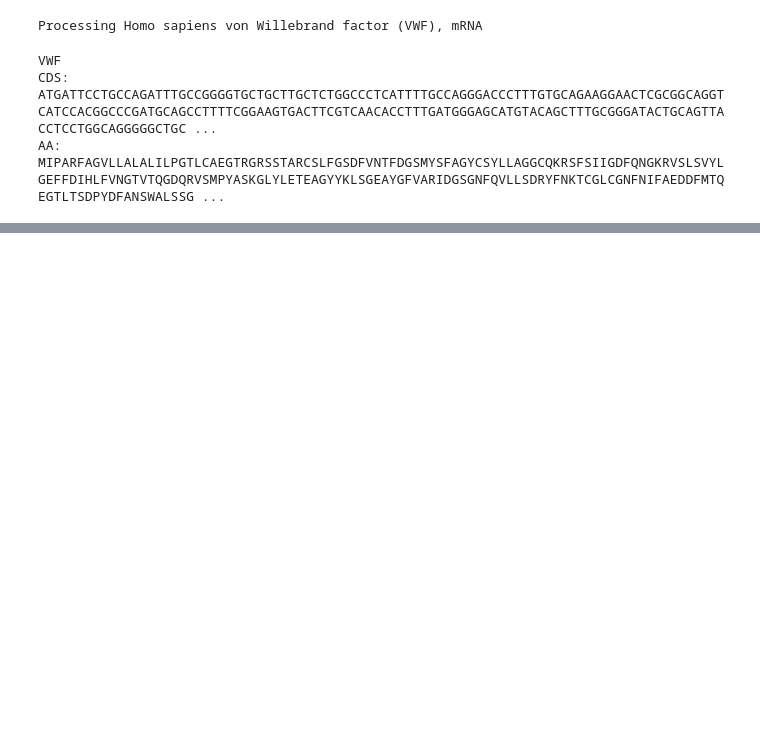
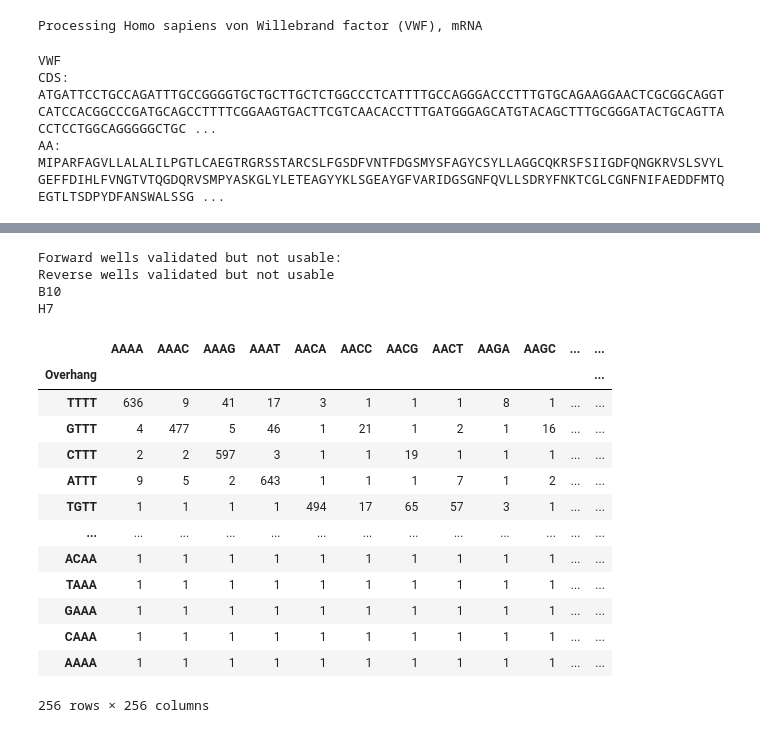
Before and after one commit to dlholmes2117/F8_VWF_libs, a Jupyter notebook: 20250820_F8_VWF.ipynb, the cells around one changed output, grey strips where cells are left out. Cells and saved outputs as stored; diff of their text form; code cells hidden in the pictures; blank space fills up the shorter version.

```diff
--- a/20250820_F8_VWF.ipynb
+++ b/20250820_F8_VWF.ipynb
@@ -202,0 +286,34 @@ NameError: name 'Seq' is not defined
+# %%
+# Remove validated combos that are not usable since they bind to other genes
+print('Forward wells validated but not usable:')
+validated_not_usable_F = []
+validated_not_usable_R = []
+for f_well in np.unique(validated_primer_combos['Validated F'].values):
+    if f_well not in orthogonal_F_touse_filt['Well Position'].values:
+        print(f_well)
+        validated_not_usable_F.append(f_well)
+
+print('Reverse wells validated but not usable')
+for r_well in np.unique(validated_primer_combos['Validated R'].values):
+    if r_well not in orthogonal_R_touse_filt['Well Position'].values:
+        print(r_well)
+        validated_not_usable_R.append(r_well)
+
+# filter out unusable primers
+validated_primer_combos_filtered = validated_primer_combos[~validated_primer_combos['Validated F'].isin(validated_not_usable_F) & \
+                                                           ~validated_primer_combos['Validated R'].isin(validated_not_usable_R)] \
+                        .rename(columns={'Validated F':'Forward Name',
+                                                 'Validated R':'Reverse Name'})
+
+# add primer sequences
+validated_primer_combos_filtered = pd.merge(validated_primer_combos_filtered,
+         orthogonal_F[['Well Position','PrimerEnd']].rename(columns={'Well Position':'Forward Name',
+                                                                     'PrimerEnd': 'Forward Primer'}), on='Forward Name')
+validated_primer_combos_filtered = pd.merge(validated_primer_combos_filtered,
+         orthogonal_R[['Well Position','PrimerEnd']].rename(columns={'Well Position':'Reverse Name',
+                                                                     'PrimerEnd': 'Reverse Primer'}), on='Reverse Name')
+# %% [output]
+Forward wells validated but not usable:
+Reverse wells validated but not usable
+B10
+H7
@@ -202,0 +342,22 @@ NameError: name 'Seq' is not defined
+# %%
+#Import BsaI data
+bsaI_empirical = pd.read_csv('bsaI_empirical.csv')
+bsaI_empirical.index = bsaI_empirical['Overhang']
+bsaI_empirical = bsaI_empirical.drop(columns=['Overhang'])
+bsaI_empirical = bsaI_empirical + 1
+bsaI_empirical
+# %% [output]
+|  | AAAA | AAAC | AAAG | AAAT | AACA | AACC | AACG | AACT | AAGA | AAGC | ... | ... |
+| Overhang |  |  |  |  |  |  |  |  |  |  |  | ... |
+| TTTT | 636 | 9 | 41 | 17 | 3 | 1 | 1 | 1 | 8 | 1 | ... | ... |
+| GTTT | 4 | 477 | 5 | 46 | 1 | 21 | 1 | 2 | 1 | 16 | ... | ... |
+| CTTT | 2 | 2 | 597 | 3 | 1 | 1 | 19 | 1 | 1 | 1 | ... | ... |
+| ATTT | 9 | 5 | 2 | 643 | 1 | 1 | 1 | 7 | 1 | 2 | ... | ... |
+| TGTT | 1 | 1 | 1 | 1 | 494 | 17 | 65 | 57 | 3 | 1 | ... | ... |
+| ... | ... | ... | ... | ... | ... | ... | ... | ... | ... | ... | ... | ... |
+| ACAA | 1 | 1 | 1 | 1 | 1 | 1 | 1 | 1 | 1 | 1 | ... | ... |
+| TAAA | 1 | 1 | 1 | 1 | 1 | 1 | 1 | 1 | 1 | 1 | ... | ... |
+| GAAA | 1 | 1 | 1 | 1 | 1 | 1 | 1 | 1 | 1 | 1 | ... | ... |
+| CAAA | 1 | 1 | 1 | 1 | 1 | 1 | 1 | 1 | 1 | 1 | ... | ... |
+| AAAA | 1 | 1 | 1 | 1 | 1 | 1 | 1 | 1 | 1 | 1 | ... | ... |
+256 rows × 256 columns
```
Also changed, not shown: parts of 13 cells of this notebook, 4 other files.
